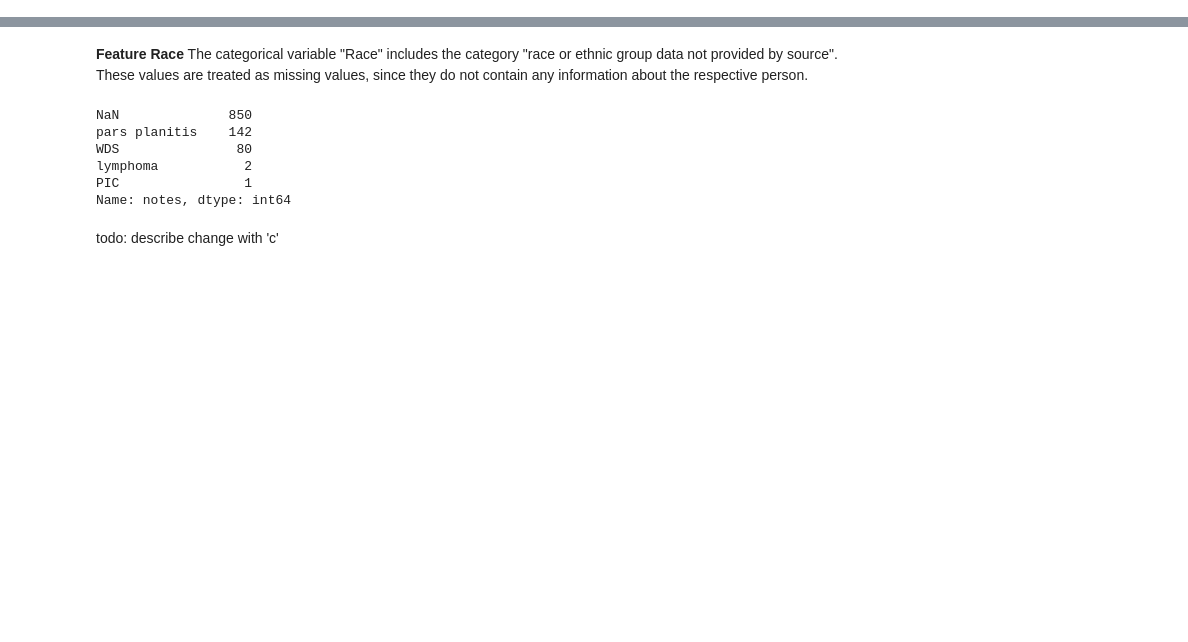
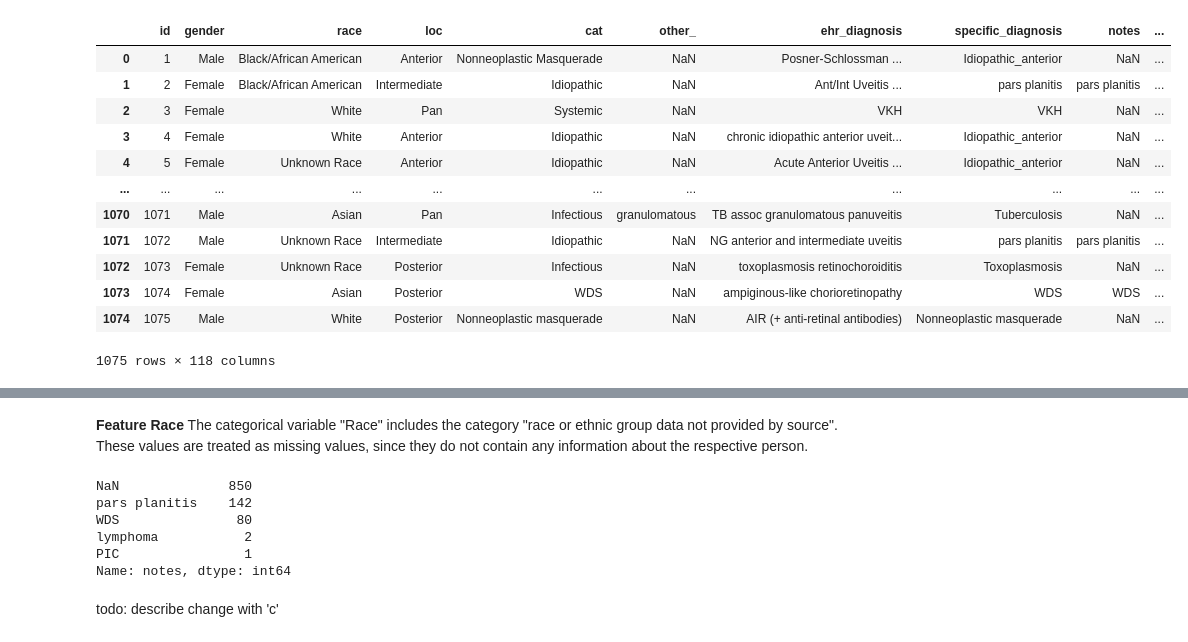
Before and after one commit to CrawTheOne/mirror_-fhnw_ds_fs2021_medical_challenge, a Jupyter notebook: preprocessing/preprocessing_Roman.ipynb, the cells around one changed output, grey strips where cells are left out. Cells and saved outputs as stored; diff of their text form; code cells hidden in the pictures; blank space fills up the shorter version.

```diff
--- a/preprocessing/preprocessing_Roman.ipynb
+++ b/preprocessing/preprocessing_Roman.ipynb
@@ -26,3 +98,19 @@ df = pipe.rename(df, "../data/col_names&data_type-Copy1.xlsx")
+# %%
+df
+# %% [output]
+|  | id | gender | race | loc | cat | other_ | ehr_diagnosis | specific_diagnosis | notes | ... |
+| 0 | 1 | Male | Black/African American | Anterior | Nonneoplastic Masquerade | NaN | Posner-Schlossman ... | Idiopathic_anterior | NaN | ... |
+| 1 | 2 | Female | Black/African American | Intermediate | Idiopathic | NaN | Ant/Int Uveitis ... | pars planitis | pars planitis | ... |
+| 2 | 3 | Female | White | Pan | Systemic | NaN | VKH | VKH | NaN | ... |
+| 3 | 4 | Female | White | Anterior | Idiopathic | NaN | chronic idiopathic anterior uveit... | Idiopathic_anterior | NaN | ... |
+| 4 | 5 | Female | Unknown Race | Anterior | Idiopathic | NaN | Acute Anterior Uveitis ... | Idiopathic_anterior | NaN | ... |
+| ... | ... | ... | ... | ... | ... | ... | ... | ... | ... | ... |
+| 1070 | 1071 | Male | Asian | Pan | Infectious | granulomatous | TB assoc granulomatous panuveitis | Tuberculosis | NaN | ... |
+| 1071 | 1072 | Male | Unknown Race | Intermediate | Idiopathic | NaN | NG anterior and intermediate uveitis | pars planitis | pars planitis | ... |
+| 1072 | 1073 | Female | Unknown Race | Posterior | Infectious | NaN | toxoplasmosis retinochoroiditis | Toxoplasmosis | NaN | ... |
+| 1073 | 1074 | Female | Asian | Posterior | WDS | NaN | ampiginous-like chorioretinopathy | WDS | WDS | ... |
+| 1074 | 1075 | Male | White | Posterior | Nonneoplastic masquerade | NaN | AIR (+ anti-retinal antibodies) | Nonneoplastic masquerade | NaN | ... |
+1075 rows × 118 columns
 # %%
 def dtype_transform(df, path):
     '''
```
Also changed, not shown: parts of 18 cells of this notebook.
